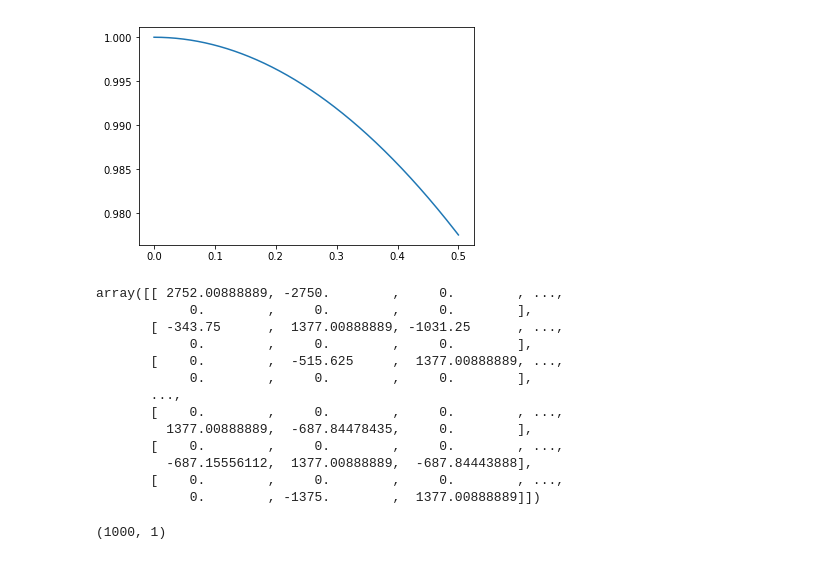
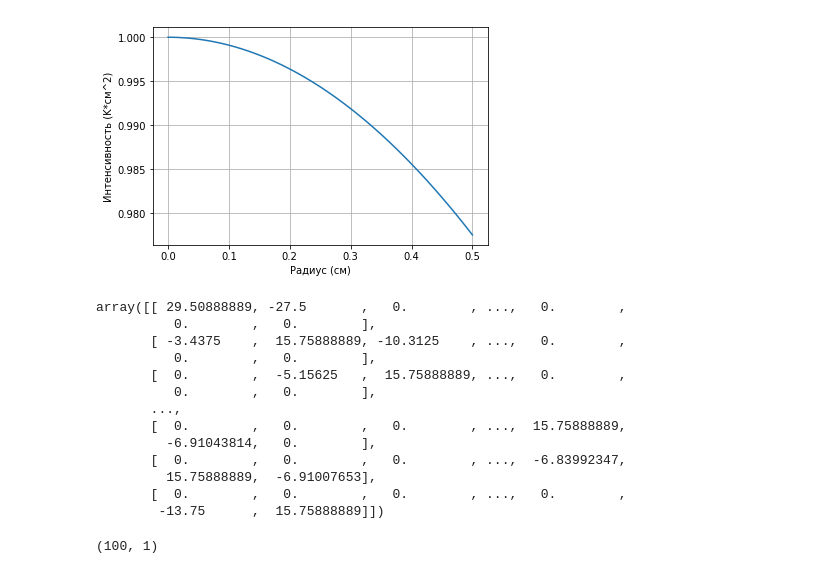
Before and after one commit to LinarKulinar/Numerical-Methods-in-Equations-of-Mathematical-Physics, a Jupyter notebook: my_implicit_(неявная).ipynb, the cells around one changed output. Saved outputs shown, nothing was run; the diff lists cells and outputs as text; code cells hidden in the pictures.

```diff
--- a/my_implicit_(неявная).ipynb
+++ b/my_implicit_(неявная).ipynb
@@ -14,9 +14,10 @@ t = 180  # время наблюдения (c)
 # %%
 # Задаем число отсчетов и шаги
 num_m = 1000
-num_i = 1000
+num_i = 100
 tau = t/num_m # шаг по времени
 r_arr = np.linspace(0,l,num_i) # массив точек распредленных [0,R]
+t_arr = np.linspace(0,t, num_m)
 h = radius/num_i # шаг по координате r
 w = np.zeros((num_i, num_m))
 # %%
@@ -31,9 +32,12 @@ def intensive(i): # интенсивность в i-ой точке
     return bessel(mu1*i*h/radius)
 # %%
 plt.plot(r_arr,bessel(mu1*r_arr/radius)) #нарисуем интенсивность
+plt.ylabel('Интенсивность (K*см^2)')
+plt.xlabel('Радиус (см)')
+plt.grid(True)
 plt.show()
 # %% [output]
-[figure, old version]
+[figure, new version]
 # %%
 a_const = c/t+4*k/h**2+2*alpha/l
 b_const = -4*k/h**2
@@ -60,19 +64,19 @@ P[-1,-1] = g_const
 # %%
 P
 # %% [output]
-array([[ 2752.00888889, -2750.        ,     0.        , ...,
-            0.        ,     0.        ,     0.        ],
-       [ -343.75      ,  1377.00888889, -1031.25      , ...,
-            0.        ,     0.        ,     0.        ],
-       [    0.        ,  -515.625     ,  1377.00888889, ...,
-            0.        ,     0.        ,     0.        ],
+array([[ 29.50888889, -27.5       ,   0.        , ...,   0.        ,
+          0.        ,   0.        ],
+       [ -3.4375    ,  15.75888889, -10.3125    , ...,   0.        ,
+          0.        ,   0.        ],
+       [  0.        ,  -5.15625   ,  15.75888889, ...,   0.        ,
+          0.        ,   0.        ],
        ...,
-       [    0.        ,     0.        ,     0.        , ...,
-         1377.00888889,  -687.84478435,     0.        ],
-       [    0.        ,     0.        ,     0.        , ...,
-         -687.15556112,  1377.00888889,  -687.84443888],
-       [    0.        ,     0.        ,     0.        , ...,
-            0.        , -1375.        ,  1377.00888889]])
+       [  0.        ,   0.        ,   0.        , ...,  15.75888889,
+         -6.91043814,   0.        ],
+       [  0.        ,   0.        ,   0.        , ...,  -6.83992347,
+         15.75888889,  -6.91007653],
+       [  0.        ,   0.        ,   0.        , ...,   0.        ,
+        -13.75      ,  15.75888889]])
 # %%
 # краевое условие
 w[:,0] = 0 # при t = 0
@@ -82,7 +86,7 @@ for i in range(num_i):
     q[0,i] = beta/l*intensive(i)
 q.T.shape
 # %% [output]
-(1000, 1)
+(100, 1)
 # %%
 for m in range(0,num_m-1): # идем послойно, по времени
     right_column = (h_const*w[:,m]+q).T
```
Also changed, not shown: parts of 14 cells of this notebook, 1 other file.
